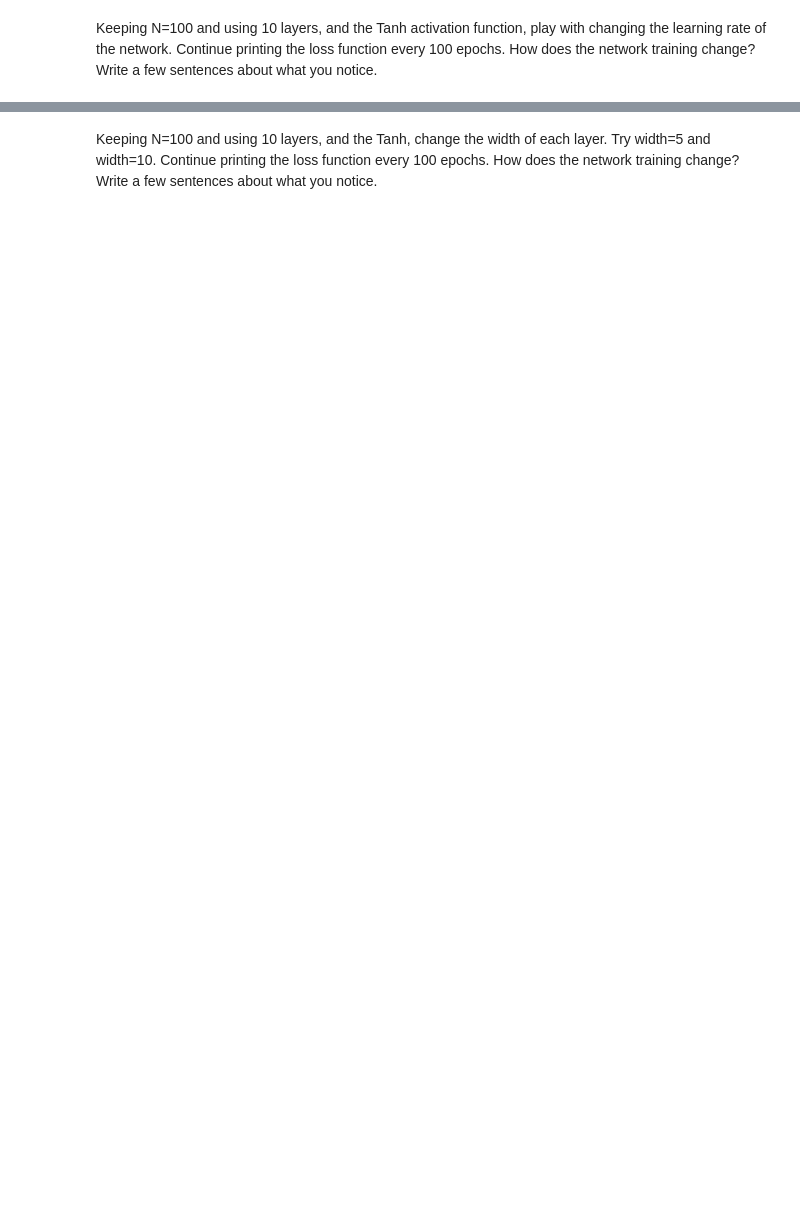
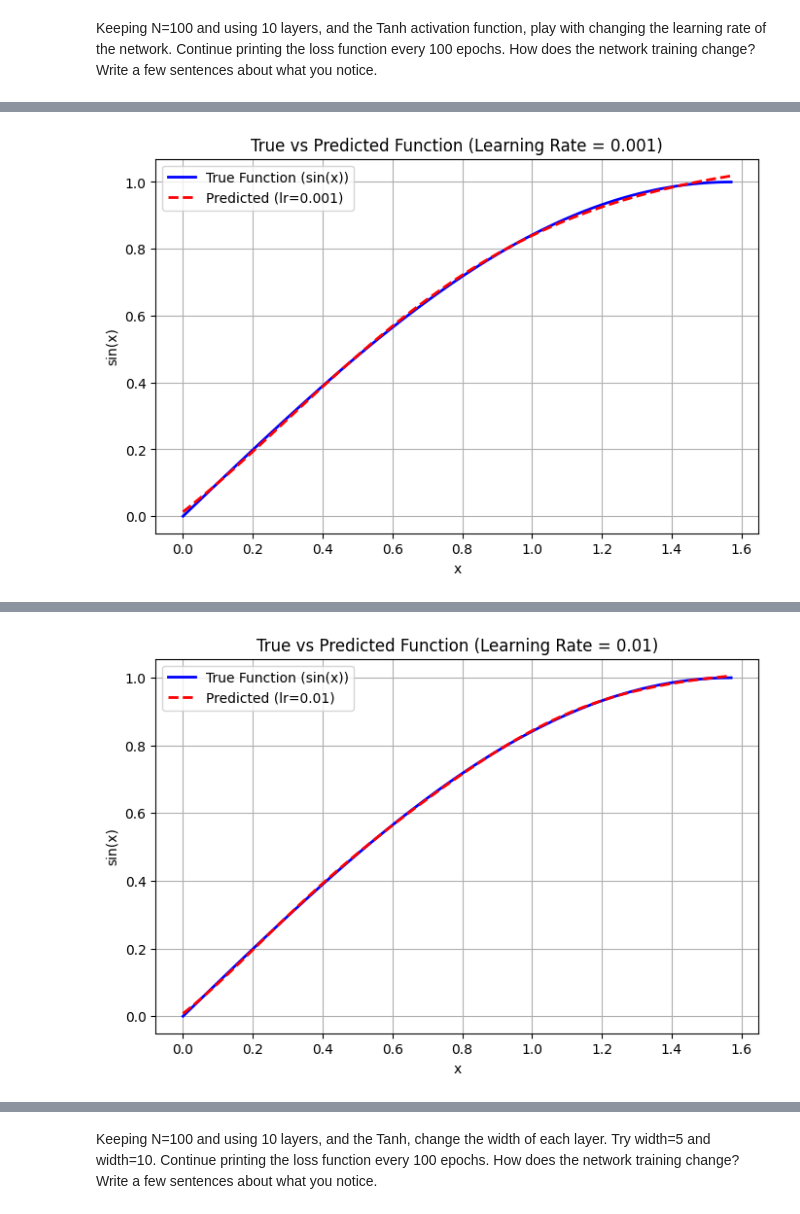
Before and after one commit to 2533Aryan/Deep-Learning, a Jupyter notebook: Lab 04/MTH354 Lab Assignment 4.ipynb, the cells around one changed output, grey strips where cells are left out. Saved outputs shown, nothing was run; the diff lists cells and outputs as text; code cells hidden in the pictures; blank space fills up the shorter version.

```diff
--- a/Lab 04/MTH354 Lab Assignment 4.ipynb
+++ b/Lab 04/MTH354 Lab Assignment 4.ipynb
@@ -107,2 +481,40 @@ Keeping N=100 and using 10 layers, alter the activation function of the network.
 # %% [markdown]
 Keeping N=100 and using 10 layers, and the Tanh activation function, play with changing the learning rate of the network. Continue printing the loss function every 100 epochs. How does the network training change? Write a few sentences about what you notice.
+# %%
+# Function to train the network with different learning rates
+def train_with_learning_rate(lr):
+    print(f"\nTraining with learning rate = {lr}...")
+
+    # Instantiate the network with Tanh activation
+    net = DeepNet(nn.Tanh())
+
+    # Define optimizer with specified learning rate
+    optimizer = torch.optim.Adam(net.parameters(), lr=lr)
+    loss_func = torch.nn.MSELoss()
+
+    # Training loop
+    num_epochs = 1000
+    for i in range(num_epochs):
+        prediction = net(x_tensor)
+        loss = loss_func(prediction, y_tensor)
+        optimizer.zero_grad()
+        loss.backward()
+        optimizer.step()
+        if i % 100 == 0:
+            print(f"Epoch {i}, Loss: {loss.item()}")
+
+    # Plot true vs predicted functions
+    plt.figure(figsize=(8, 5))
+    plt.plot(x_tensor.detach().numpy(), y_tensor.detach().numpy(), label='True Function (sin(x))', color='blue', linewidth=2)
+    plt.plot(x_tensor.detach().numpy(), net(x_tensor).detach().numpy(), label=f'Predicted (lr={lr})', color='red', linestyle='--', linewidth=2)
+    plt.title(f'True vs Predicted Function (Learning Rate = {lr})')
+    plt.xlabel('x')
+    plt.ylabel('sin(x)')
+    plt.legend()
+    plt.grid()
+    plt.show()
+
+# Test with different learning rates
+for lr in [0.001, 0.01, 0.1]:
+    train_with_learning_rate(lr)
+# %% [output]
@@ -108,0 +532 @@ Keeping N=100 and using 10 layers, and the Tanh activation function, play with c
+[figure, added]
@@ -108,0 +544 @@ Keeping N=100 and using 10 layers, and the Tanh activation function, play with c
+[figure, added]
```
Also changed, not shown: parts of 14 cells of this notebook, 1 other file.
